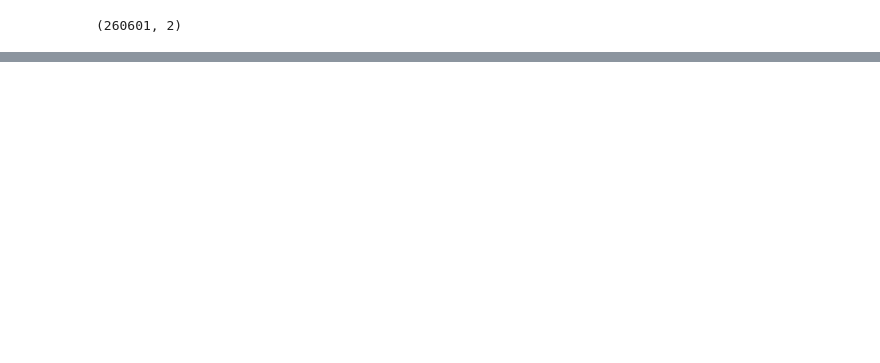
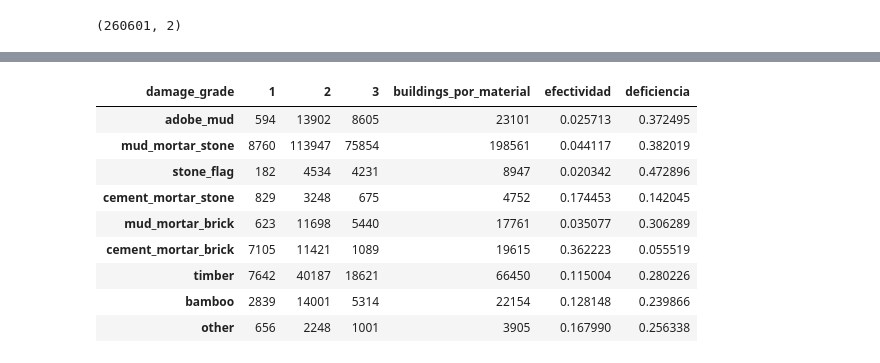
Before and after one commit to IngErnestoAlvarez/terremoto_research, a Jupyter notebook: efectividad_por_material.ipynb, the cells around one changed output, grey strips where cells are left out. Cells and saved outputs as stored; diff of their text form; code cells hidden in the pictures; blank space fills up the shorter version.

```diff
--- a/efectividad_por_material.ipynb
+++ b/efectividad_por_material.ipynb
@@ -143,0 +113,14 @@ merged.pivot_table(index=['plan_configuration'],
+# %%
+por_daño['deficiencia'] = por_daño[3]/por_daño['buildings_por_material']
+por_daño
+# %% [output]
+| damage_grade | 1 | 2 | 3 | buildings_por_material | efectividad | deficiencia |
+| adobe_mud | 594 | 13902 | 8605 | 23101 | 0.025713 | 0.372495 |
+| mud_mortar_stone | 8760 | 113947 | 75854 | 198561 | 0.044117 | 0.382019 |
+| stone_flag | 182 | 4534 | 4231 | 8947 | 0.020342 | 0.472896 |
+| cement_mortar_stone | 829 | 3248 | 675 | 4752 | 0.174453 | 0.142045 |
+| mud_mortar_brick | 623 | 11698 | 5440 | 17761 | 0.035077 | 0.306289 |
+| cement_mortar_brick | 7105 | 11421 | 1089 | 19615 | 0.362223 | 0.055519 |
+| timber | 7642 | 40187 | 18621 | 66450 | 0.115004 | 0.280226 |
+| bamboo | 2839 | 14001 | 5314 | 22154 | 0.128148 | 0.239866 |
+| other | 656 | 2248 | 1001 | 3905 | 0.167990 | 0.256338 |
```
Also changed, not shown: parts of 22 cells of this notebook, 2 other files.
